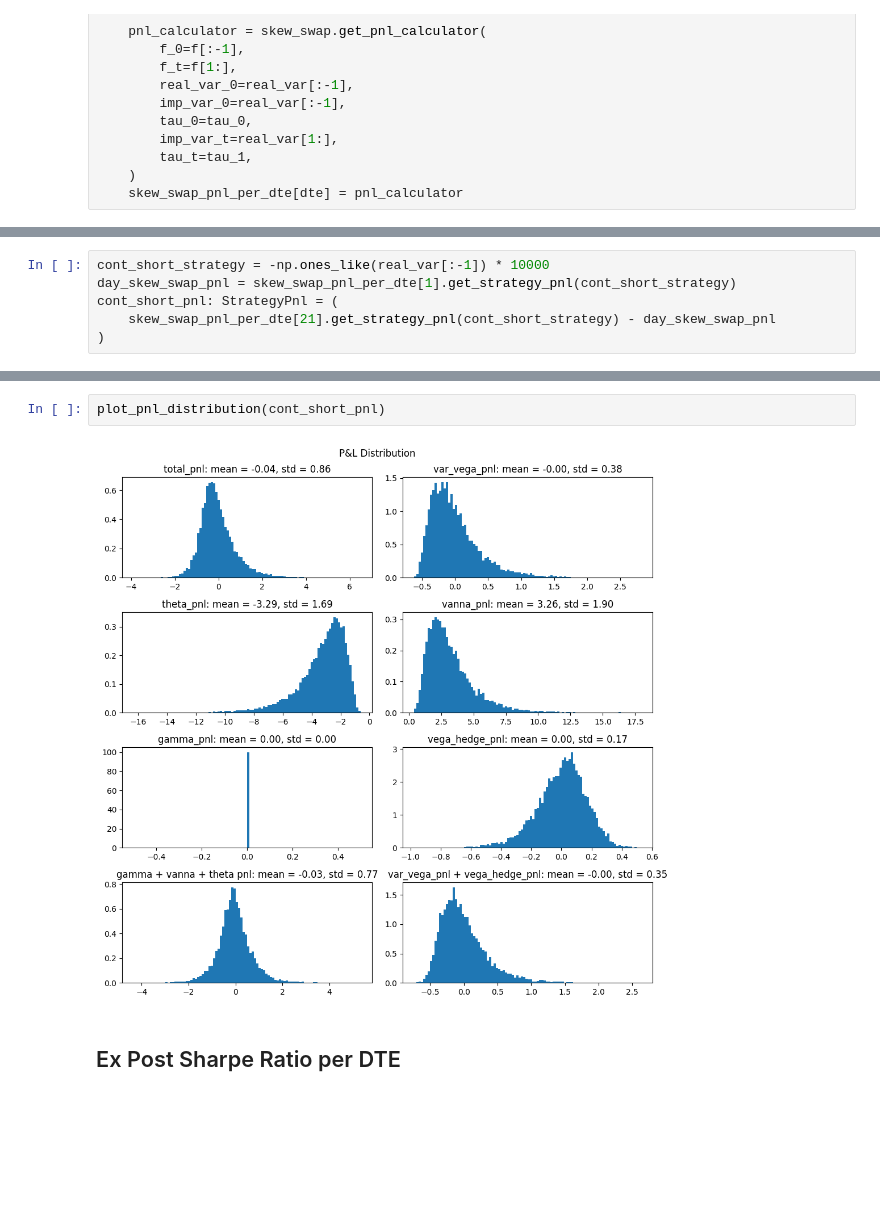
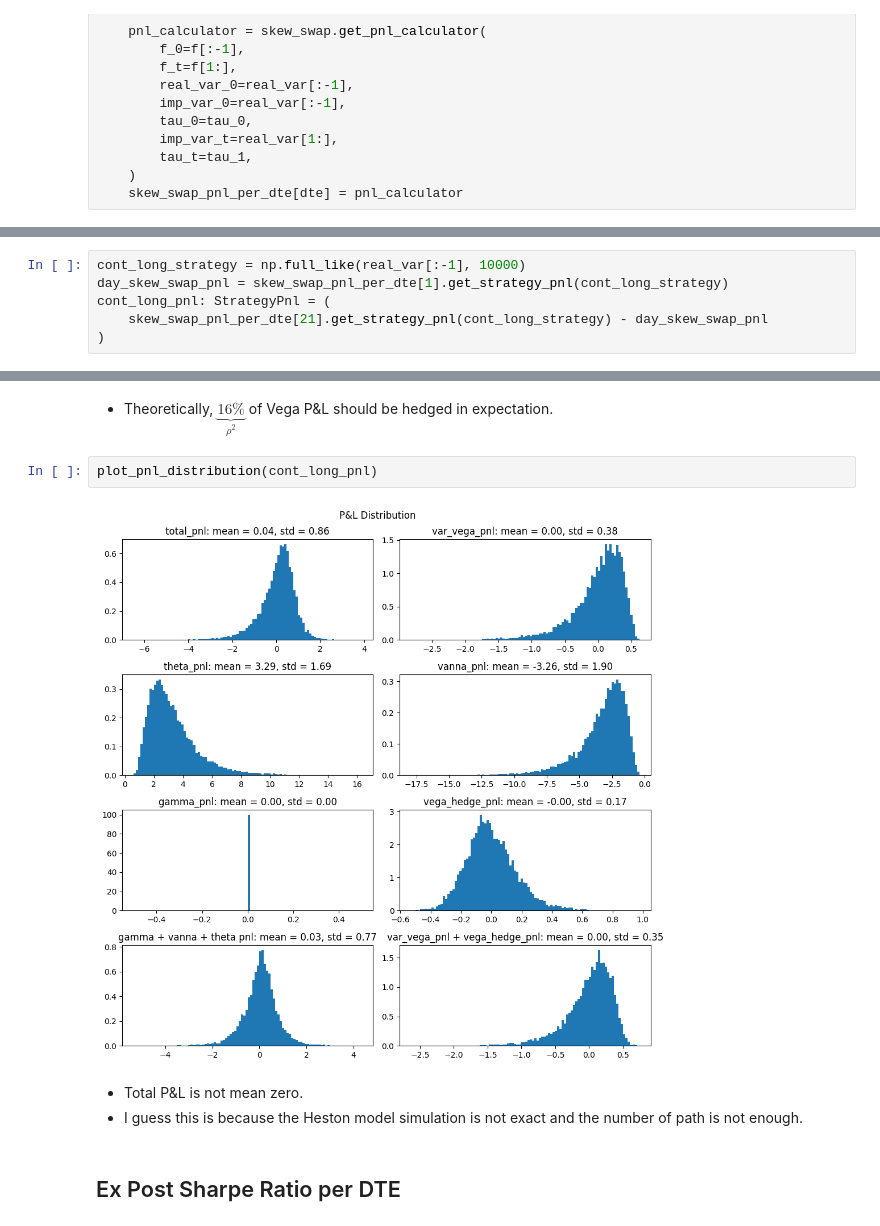
Before and after one commit to Newtype07/volatility-arbitrage-stoch-vol, a Jupyter notebook: volatility_arbitrage/strategy/fwd_skew_swap_sanity_check.ipynb, the cells around one changed output, grey strips where cells are left out. Saved outputs shown, nothing was run; the diff lists cells and outputs as text; blank space fills up the shorter version.

```diff
--- a/volatility_arbitrage/strategy/fwd_skew_swap_sanity_check.ipynb
+++ b/volatility_arbitrage/strategy/fwd_skew_swap_sanity_check.ipynb
@@ -80,7 +80,7 @@ for dte in target_dte:
 # %%
-cont_short_strategy = -np.ones_like(real_var[:-1]) * 10000
-day_skew_swap_pnl = skew_swap_pnl_per_dte[1].get_strategy_pnl(cont_short_strategy)
-cont_short_pnl: StrategyPnl = (
-    skew_swap_pnl_per_dte[21].get_strategy_pnl(cont_short_strategy) - day_skew_swap_pnl
+cont_long_strategy = np.full_like(real_var[:-1], 10000)
+day_skew_swap_pnl = skew_swap_pnl_per_dte[1].get_strategy_pnl(cont_long_strategy)
+cont_long_pnl: StrategyPnl = (
+    skew_swap_pnl_per_dte[21].get_strategy_pnl(cont_long_strategy) - day_skew_swap_pnl
 )
 # %%
@@ -94,7 +94,12 @@ plot_vega_hedge_performance_of_path(cont_short_pnl, 0)
+# %% [markdown]
+- Theoretically, $\underbrace{16\%}_{\rho^2}$ of Vega P&L should be hedged in expectation.
 # %%
-plot_pnl_distribution(cont_short_pnl)
+plot_pnl_distribution(cont_long_pnl)
 # %% [output]
-[figure, old version]
+[figure, new version]
+# %% [markdown]
+- Total P&L is not mean zero.
+- I guess this is because the Heston model simulation is not exact and the number of path is not enough.
 # %% [markdown]
 ## Ex Post Sharpe Ratio per DTE
 # %%
```
Also changed, not shown: parts of 6 cells of this notebook, 8 other files.
